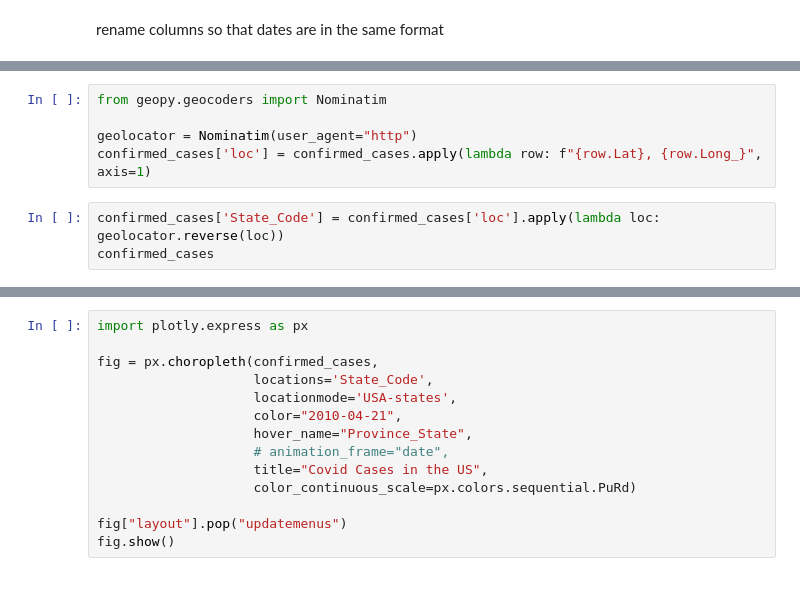
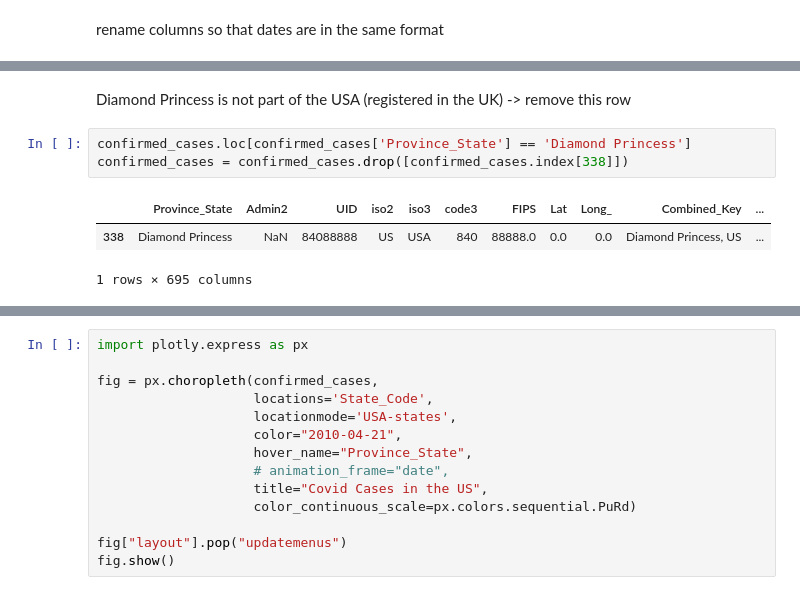
Before and after one commit to sonjaJolanda/BigDataSocialSciences, a Jupyter notebook: homework2/homwork2_visualization.ipynb, the cells around one changed output, grey strips where cells are left out. Saved outputs shown, nothing was run; the diff lists cells and outputs as text.

```diff
--- a/homework2/homwork2_visualization.ipynb
+++ b/homework2/homwork2_visualization.ipynb
@@ -97,8 +81,0 @@ confirmed_cases
-# %%
-from geopy.geocoders import Nominatim
-
-geolocator = Nominatim(user_agent="http")
-confirmed_cases['loc'] = confirmed_cases.apply(lambda row: f"{row.Lat}, {row.Long_}", axis=1)
-# %%
-confirmed_cases['State_Code'] = confirmed_cases['loc'].apply(lambda loc: geolocator.reverse(loc))
-confirmed_cases
@@ -106,0 +98,10 @@ KeyboardInterrupt
+# %% [markdown]
+Diamond Princess is not part of the USA (registered in the UK)
+-> remove this row
+# %%
+confirmed_cases.loc[confirmed_cases['Province_State'] == 'Diamond Princess']
+confirmed_cases = confirmed_cases.drop([confirmed_cases.index[338]])
+# %% [output]
+|  | Province_State | Admin2 | UID | iso2 | iso3 | code3 | FIPS | Lat | Long_ | Combined_Key | ... |
+| 338 | Diamond Princess | NaN | 84088888 | US | USA | 840 | 88888.0 | 0.0 | 0.0 | Diamond Princess, US | ... |
+1 rows × 695 columns
```
Also changed, not shown: parts of 5 cells of this notebook.
